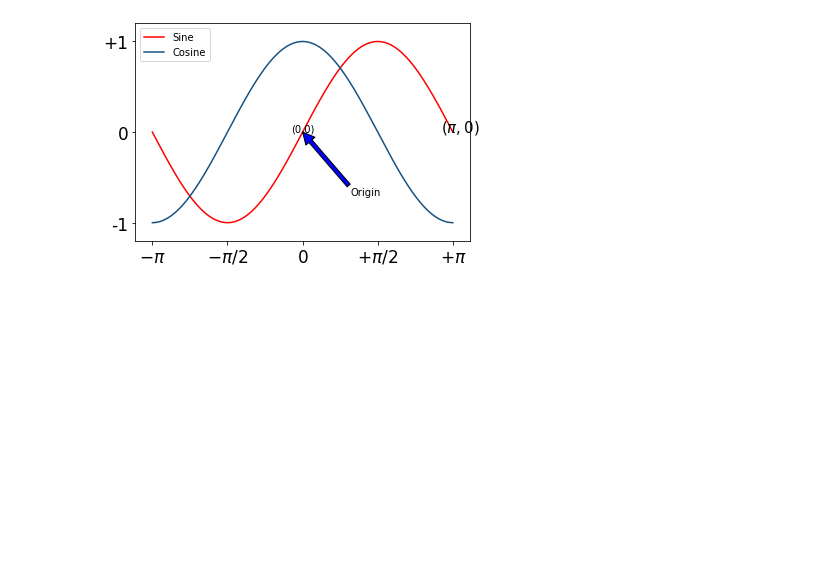
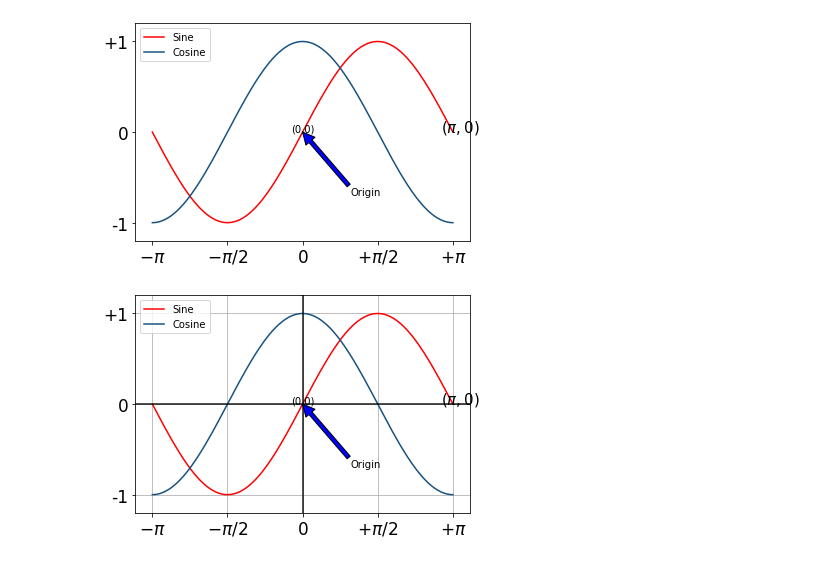
Before and after one commit to ericmakita/DataHunter-Lab, a Jupyter notebook: notebooks/1.0-eam-intro-data-exploration.ipynb, the cells around one changed output. Cells and saved outputs as stored; diff of their text form; code cells hidden in the pictures; blank space fills up the shorter version.

Commit message:
added grid function

```diff
--- a/notebooks/1.0-eam-intro-data-exploration.ipynb
+++ b/notebooks/1.0-eam-intro-data-exploration.ipynb
@@ -211,3 +211,33 @@ ax.annotate('Origin',
             arrowprops=dict(facecolor='blue') );
 # %% [output]
 [figure]
+# %%
+
+fig, ax = plt.subplots()
+ax.plot(x, sine, color='red', label='Sine')
+ax.plot(x, cosine, color='#165181', label='Cosine')
+
+ax.set_xlim(-3.5, 3.5)
+ax.set_ylim(-1.2, 1.2)
+
+ax.set_xticks([-np.pi, -np.pi/2, 0, np.pi/2, np.pi])
+ax.set_yticks([-1, 0, 1])
+
+ax.set_xticklabels([r'$-\pi$', r'$-\pi/2$', r'$0$', r'$+\pi/2$', r'$+\pi$'], size=17)
+ax.set_yticklabels(['-1', '0', '+1'], size=17)
+
+ax.legend(loc='upper left')
+
+ax.text(-0.25,0,'(0,0)') # x coord, y coord
+ax.text(np.pi-0.25,0, r'$(\pi,0)$', size=15)
+
+ax.annotate('Origin',
+            xy=(0, 0), # where the arrow points to
+            xytext=(1, -0.7), # Location of text
+            arrowprops=dict(facecolor='blue') )
+
+ax.axhline(0, color='black', alpha=0.9) #horintal line
+ax.axvline(0, color='black', alpha=0.9) #horintal line
+ax.grid()
+# %% [output]
+[figure, added]
```
